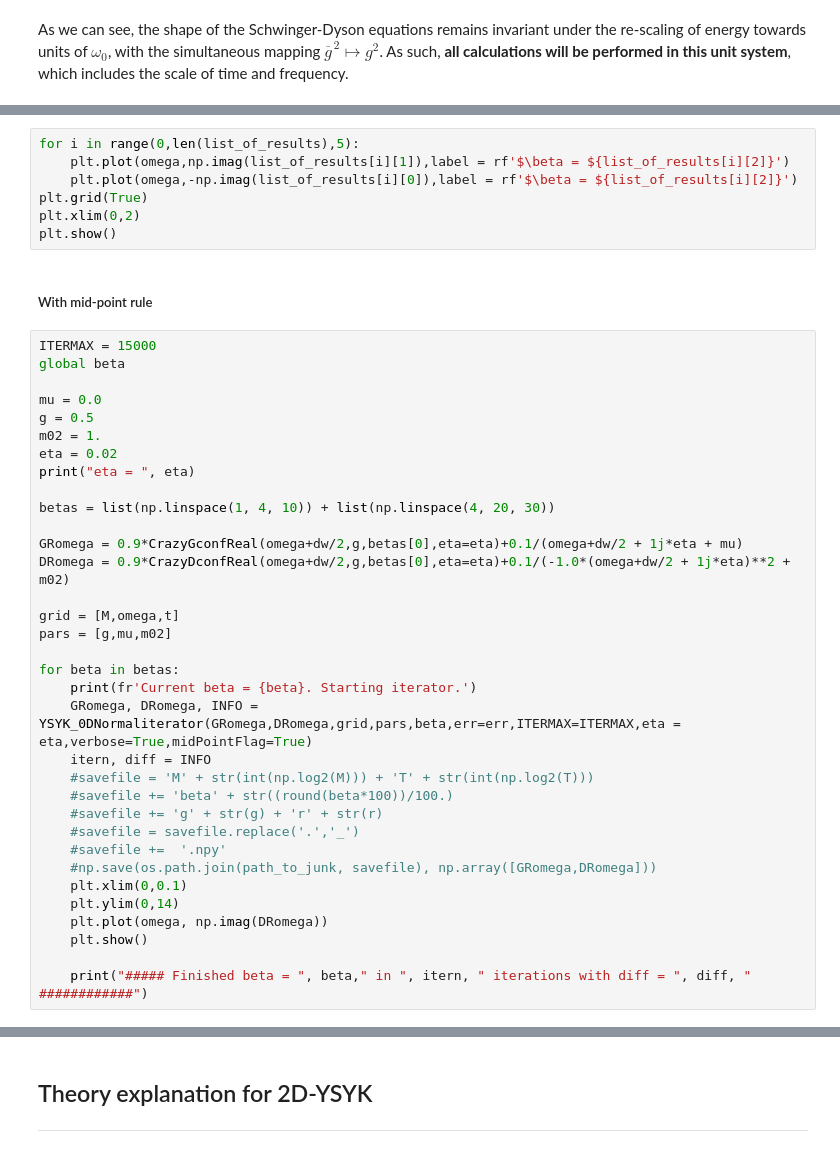
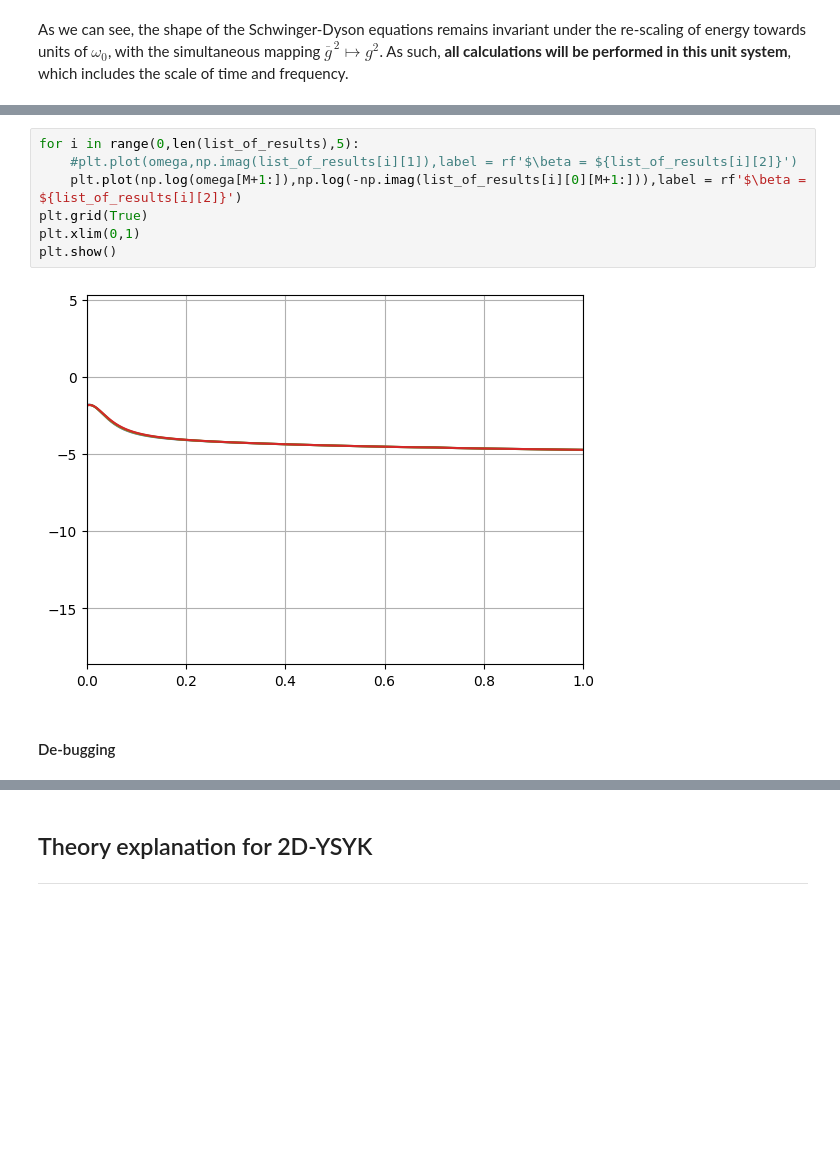
Before and after one commit to Sebastos-s/SYK_wormhole, a Jupyter notebook: New_submission_Bahamondes_version/source_files/source_files/theory_background.ipynb, the cells around one changed output, grey strips where cells are left out. Drawn from its saved outputs; the diff is of its cells as text; blank space fills up the shorter version.

```diff
--- a/New_submission_Bahamondes_version/source_files/source_files/theory_background.ipynb
+++ b/New_submission_Bahamondes_version/source_files/source_files/theory_background.ipynb
@@ -495,43 +457,11 @@ KeyboardInterrupt:
 # %%
 for i in range(0,len(list_of_results),5):
-    plt.plot(omega,np.imag(list_of_results[i][1]),label = rf'$\beta = ${list_of_results[i][2]}')
-    plt.plot(omega,-np.imag(list_of_results[i][0]),label = rf'$\beta = ${list_of_results[i][2]}')
+    #plt.plot(omega,np.imag(list_of_results[i][1]),label = rf'$\beta = ${list_of_results[i][2]}')
+    plt.plot(np.log(omega[M+1:]),np.log(-np.imag(list_of_results[i][0][M+1:])),label = rf'$\beta = ${list_of_results[i][2]}')
 plt.grid(True)
-plt.xlim(0,2)
+plt.xlim(0,1)
 plt.show()
+# %% [output]
+[figure, added]
-# %% [markdown]
-##### With mid-point rule
-# %%
-ITERMAX = 15000
-global beta
-
-mu = 0.0
-g = 0.5
-m02 = 1.
-eta = 0.02
-print("eta = ", eta)
-
-betas = list(np.linspace(1, 4, 10)) + list(np.linspace(4, 20, 30))
-
-GRomega = 0.9*CrazyGconfReal(omega+dw/2,g,betas[0],eta=eta)+0.1/(omega+dw/2 + 1j*eta + mu)
-DRomega = 0.9*CrazyDconfReal(omega+dw/2,g,betas[0],eta=eta)+0.1/(-1.0*(omega+dw/2 + 1j*eta)**2 + m02)
-
-grid = [M,omega,t]
-pars = [g,mu,m02]
-
-for beta in betas:
-    print(fr'Current beta = {beta}. Starting iterator.')
-    GRomega, DRomega, INFO = YSYK_0DNormaliterator(GRomega,DRomega,grid,pars,beta,err=err,ITERMAX=ITERMAX,eta = eta,verbose=True,midPointFlag=True)
-    itern, diff = INFO
-    #savefile = 'M' + str(int(np.log2(M))) + 'T' + str(int(np.log2(T)))
-    #savefile += 'beta' + str((round(beta*100))/100.)
-    #savefile += 'g' + str(g) + 'r' + str(r)
-    #savefile = savefile.replace('.','_')
-    #savefile +=  '.npy'
-    #np.save(os.path.join(path_to_junk, savefile), np.array([GRomega,DRomega]))
-    plt.xlim(0,0.1)
-    plt.ylim(0,14)
-    plt.plot(omega, np.imag(DRomega))
-    plt.show()
-
-    print("##### Finished beta = ", beta," in ", itern, " iterations with diff = ", diff, " ############")
+# %% [markdown]
+#### De-bugging
```
Also changed, not shown: parts of 14 cells of this notebook, 2 other files.
